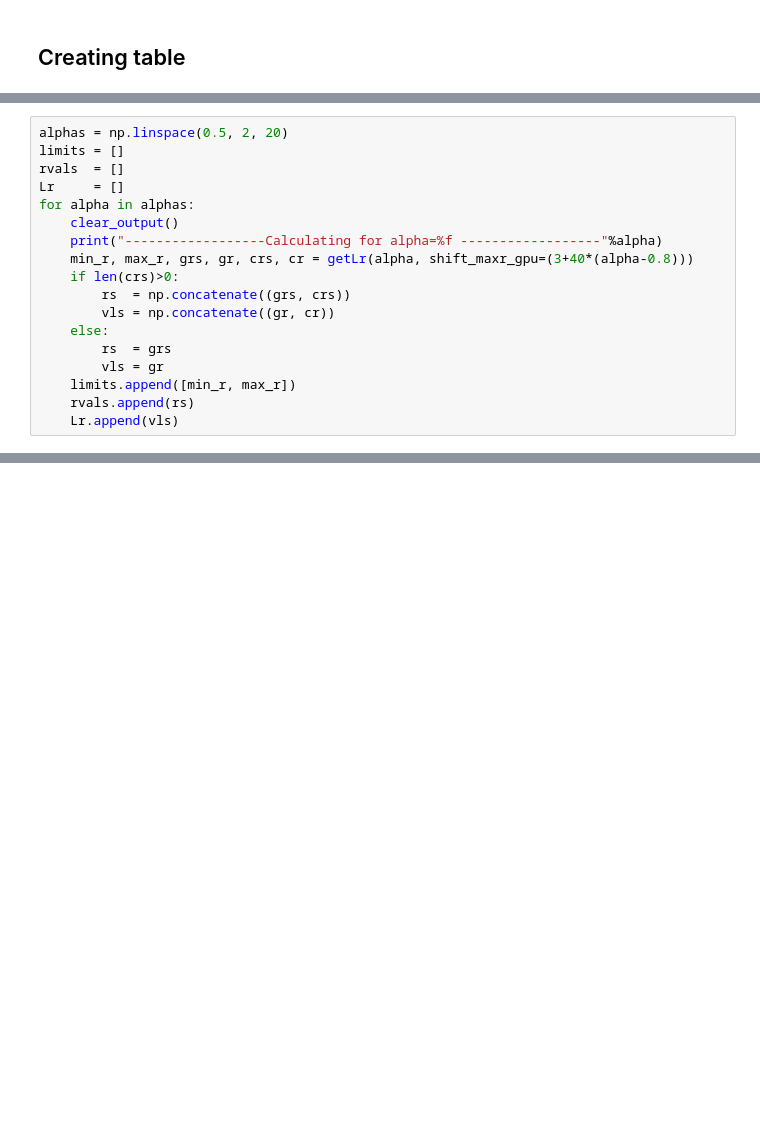
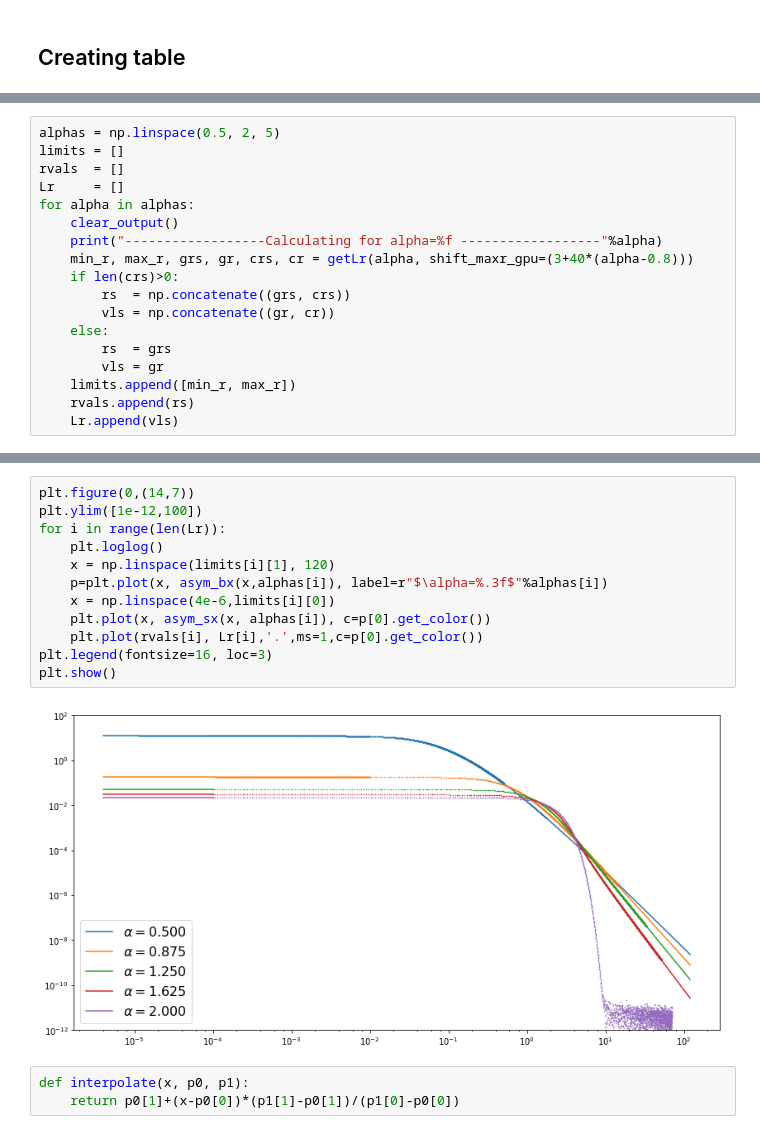
Before and after one commit to qati/HBTCoulombCorrection, a Jupyter notebook: Make-Levy-Table.ipynb, the cells around one changed output, grey strips where cells are left out. Drawn from its saved outputs; the diff is of its cells as text; blank space fills up the shorter version.

```diff
--- a/Make-Levy-Table.ipynb
+++ b/Make-Levy-Table.ipynb
@@ -235,5 +228,5 @@ plot(min_r, max_r, grs, gr, crs, cr, alpha)
 # %%
-alphas = np.linspace(0.5, 2, 20)
+alphas = np.linspace(0.5, 2, 5)
 limits = []
 rvals  = []
 Lr     = []
@@ -262,0 +262,17 @@ KeyboardInterrupt:
+# %%
+plt.figure(0,(14,7))
+plt.ylim([1e-12,100])
+for i in range(len(Lr)):
+    plt.loglog()
+    x = np.linspace(limits[i][1], 120)
+    p=plt.plot(x, asym_bx(x,alphas[i]), label=r"$\alpha=%.3f$"%alphas[i])
+    x = np.linspace(4e-6,limits[i][0])
+    plt.plot(x, asym_sx(x, alphas[i]), c=p[0].get_color())
+    plt.plot(rvals[i], Lr[i],'.',ms=1,c=p[0].get_color())
+plt.legend(fontsize=16, loc=3)
+plt.show()
+# %% [output]
+[figure, added]
+# %%
+def interpolate(x, p0, p1):
+    return p0[1]+(x-p0[0])*(p1[1]-p0[1])/(p1[0]-p0[0])
```
Also changed, not shown: parts of 9 cells of this notebook.
